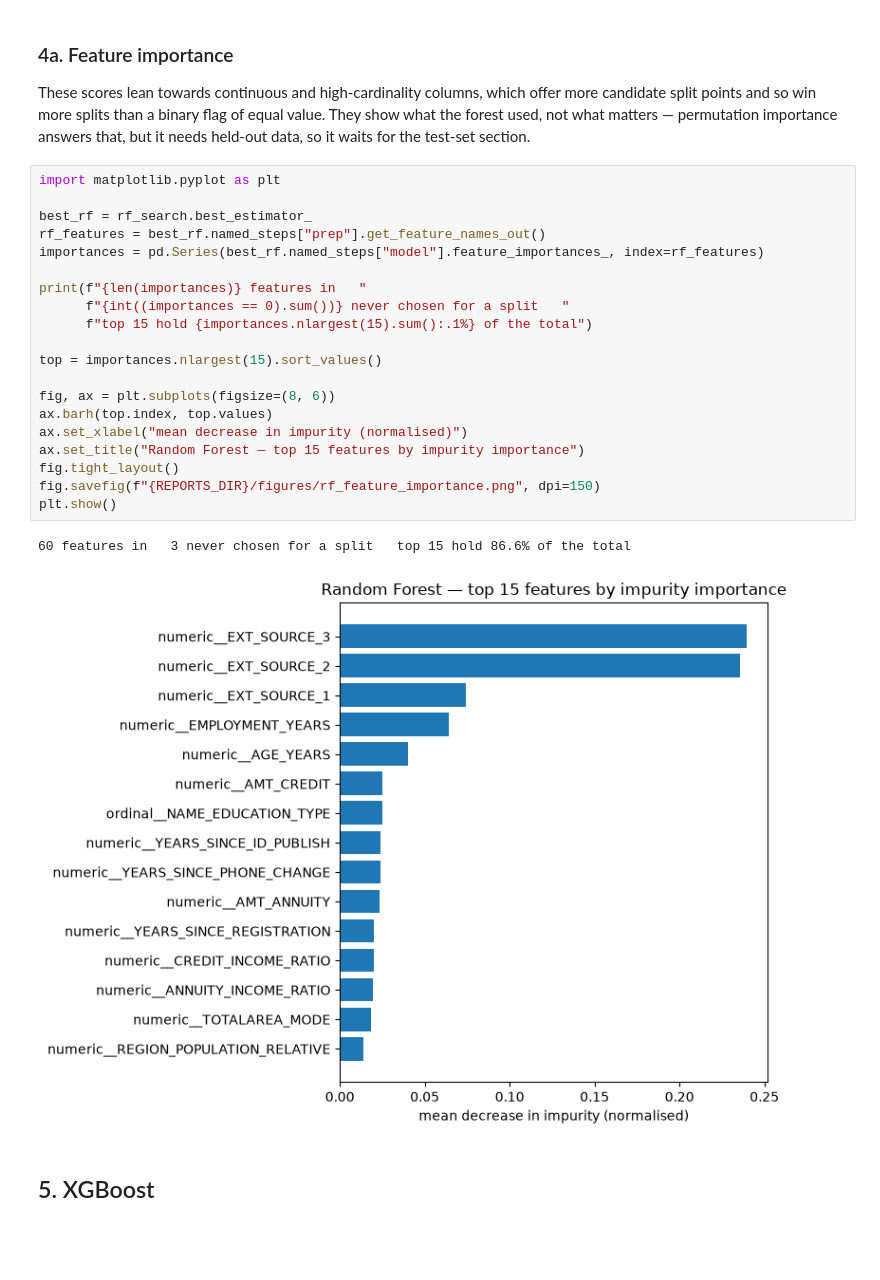
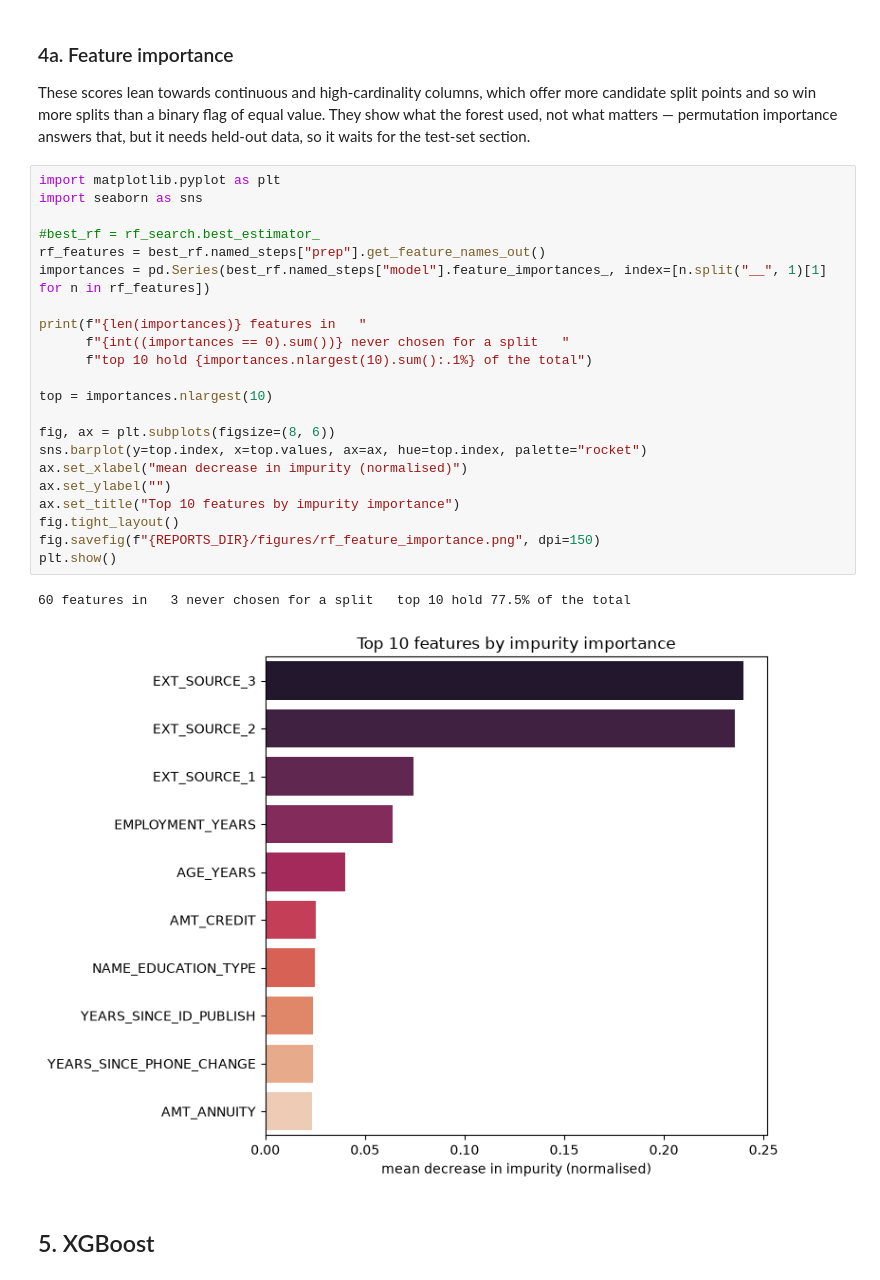
Before and after one commit to Edo-analyst/Home-Credit-Risk-Analysis, a Jupyter notebook: notebooks/03_modelling.ipynb, the cells around one changed output. Cells and saved outputs as stored; diff of their text form; blank space fills up the shorter version.

Commit message:
Modeling: Fix RF importance plot

```diff
--- a/notebooks/03_modelling.ipynb
+++ b/notebooks/03_modelling.ipynb
@@ -324,29 +324,31 @@ saved ../models/random_forest.joblib   6.2 MB
 ### 4a. Feature importance
 
 These scores lean towards continuous and high-cardinality columns, which offer more candidate split points and so win more splits than a binary flag of equal value. They show what the forest used, not what matters — permutation importance answers that, but it needs held-out data, so it waits for the test-set section.
-# %%
-import matplotlib.pyplot as plt
-
-best_rf = rf_search.best_estimator_
-rf_features = best_rf.named_steps["prep"].get_feature_names_out()
-importances = pd.Series(best_rf.named_steps["model"].feature_importances_, index=rf_features)
-
-print(f"{len(importances)} features in   "
-      f"{int((importances == 0).sum())} never chosen for a split   "
-      f"top 15 hold {importances.nlargest(15).sum():.1%} of the total")
-
-top = importances.nlargest(15).sort_values()
-
-fig, ax = plt.subplots(figsize=(8, 6))
-ax.barh(top.index, top.values)
-ax.set_xlabel("mean decrease in impurity (normalised)")
-ax.set_title("Random Forest — top 15 features by impurity importance")
-fig.tight_layout()
-fig.savefig(f"{REPORTS_DIR}/figures/rf_feature_importance.png", dpi=150)
-plt.show()
-# %% [output]
-60 features in   3 never chosen for a split   top 15 hold 86.6% of the total
-[figure, removed]
+# %%
+import matplotlib.pyplot as plt
+import seaborn as sns
+
+#best_rf = rf_search.best_estimator_
+rf_features = best_rf.named_steps["prep"].get_feature_names_out()
+importances = pd.Series(best_rf.named_steps["model"].feature_importances_, index=[n.split("__", 1)[1] for n in rf_features])
+
+print(f"{len(importances)} features in   "
+      f"{int((importances == 0).sum())} never chosen for a split   "
+      f"top 10 hold {importances.nlargest(10).sum():.1%} of the total")
+
+top = importances.nlargest(10)
+
+fig, ax = plt.subplots(figsize=(8, 6))
+sns.barplot(y=top.index, x=top.values, ax=ax, hue=top.index, palette="rocket")
+ax.set_xlabel("mean decrease in impurity (normalised)")
+ax.set_ylabel("")
+ax.set_title("Top 10 features by impurity importance")
+fig.tight_layout()
+fig.savefig(f"{REPORTS_DIR}/figures/rf_feature_importance.png", dpi=150)
+plt.show()
+# %% [output]
+60 features in   3 never chosen for a split   top 10 hold 77.5% of the total
+[figure, added]
 # %% [markdown]
 ## 5. XGBoost
 # %% [markdown]
```
Also changed, not shown: 1 other file.
